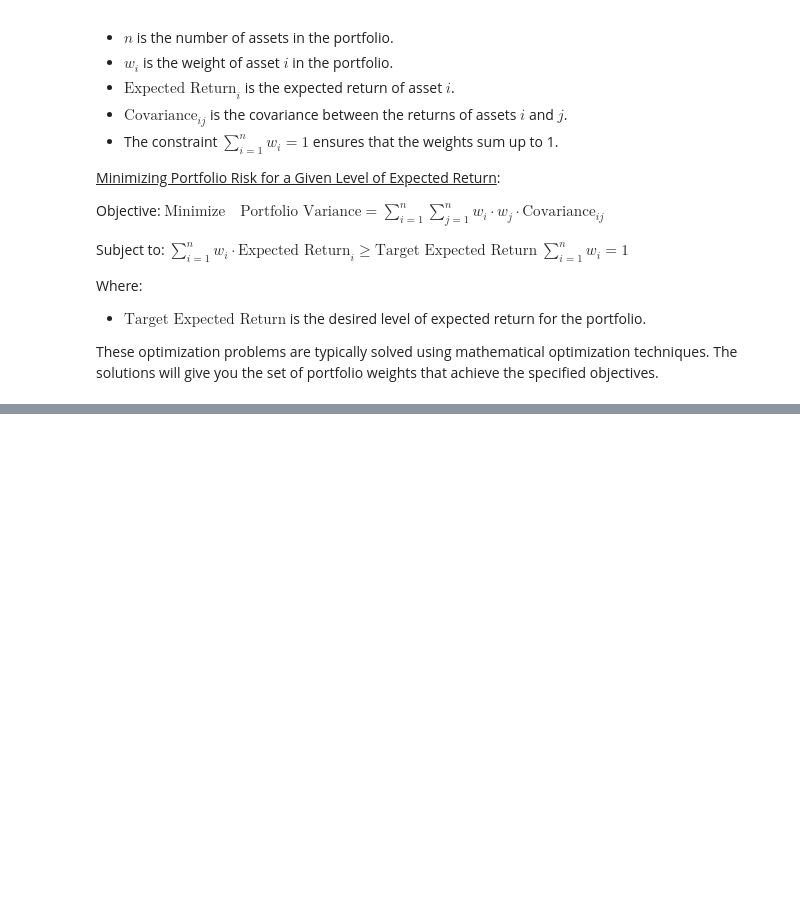
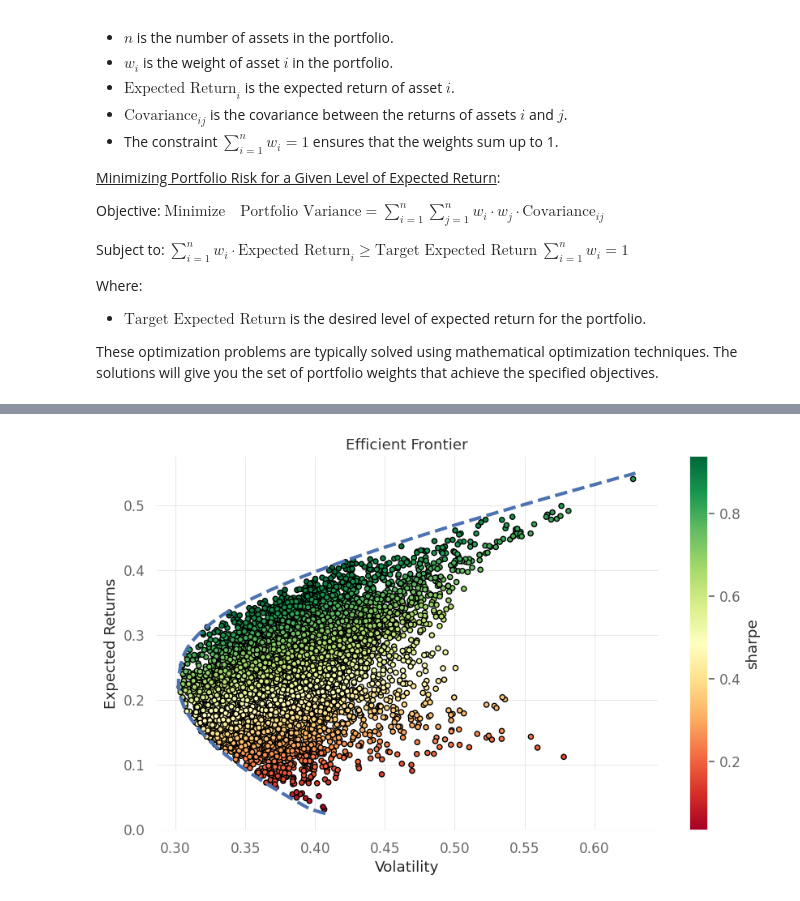
Before and after one commit to ansingh16/portfolio-optimization, a Jupyter notebook: Portfolio.ipynb, the cells around one changed output, grey strips where cells are left out. Saved outputs shown, nothing was run; the diff lists cells and outputs as text; code cells hidden in the pictures; blank space fills up the shorter version.

```diff
--- a/Portfolio.ipynb
+++ b/Portfolio.ipynb
@@ -219,0 +351,86 @@ TSLA        1.75
+# %%
+import numpy as np
+import scipy.optimize as sco
+
+# function to calculate portfolio return.
+def portfolio_return(weights, asset_returns):
+    return np.dot(weights, asset_returns)
+
+# function to calculate portfolio volatility.
+def portfolio_volatility(weights, covariance_matrix):
+    return np.sqrt(np.dot(weights.T, np.dot(covariance_matrix, weights)))
+
+# function to efficient portfolios along the efficient frontier.
+def Efficient_frontier(asset_returns, covariance_matrix, target_returns):
+    """
+    Parameters:
+    - asset_returns (array): Array of average returns for each asset.
+    - covariance_matrix (array): Covariance matrix of asset returns.
+    - target_returns (array): Array of target returns for which efficient portfolios are generated.
+    """
+    efficient_portfolios = []
+
+    # Number of assets
+    n_assets = len(asset_returns)
+
+    # Define bounds for weights (between 0 and 1)
+    bounds = tuple((0, 1) for _ in range(n_assets))
+
+    # Initial guess for weights (equally weighted)
+    weights0 = n_assets * [1. / n_assets, ]
+
+    # Loop through target returns and find corresponding efficient portfolios
+    for target_return in target_returns:
+        # Constraints for optimization
+        constraints = (
+            {"type": "eq", "fun": lambda weights: portfolio_return(weights, asset_returns) - target_return},
+            {"type": "eq", "fun": lambda weights: np.sum(weights) - 1}
+        )
+
+        # Optimize for minimum volatility
+        result = sco.minimize(
+            portfolio_volatility,
+            weights0,
+            args=(covariance_matrix,),
+            method="SLSQP",
+            constraints=constraints,
+            bounds=bounds
+        )
+
+        # Save information about the efficient portfolio
+        efficient_portfolios.append({
+            'Return': target_return,
+            'Volatility': result.fun,
+            'Weights': result.x.tolist()
+        })
+
+    return efficient_portfolios
+
+
+# define returns range
+returns_range = np.linspace(0.025, 0.55, 400)
+
+# covariance matrix
+covariance_matrix = returns.cov() * 252
+
+# asset returns
+asset_returns = returns.mean() * 252
+
+# run efficient frontier optimization
+efficient_portfolios = Efficient_frontier(asset_returns, covariance_matrix, returns_range)
+
+# volatility range
+volatility_range = [p['Volatility'] for p in efficient_portfolios]
+
+
+# plot efficient frontier
+
+fig, ax = plt.subplots()
+
+results.plot(kind="scatter", x="std_dev",y="return", c="sharpe",cmap="RdYlGn", edgecolors="black",ax=ax)
+
+ax.plot(volatility_range, returns_range, "b--", linewidth=3)
+ax.set(xlabel="Volatility",ylabel="Expected Returns",title="Efficient Frontier")
+plt.show()
+# %% [output]
+[figure, added]
```
Also changed, not shown: parts of 11 cells of this notebook, 2 other files.
